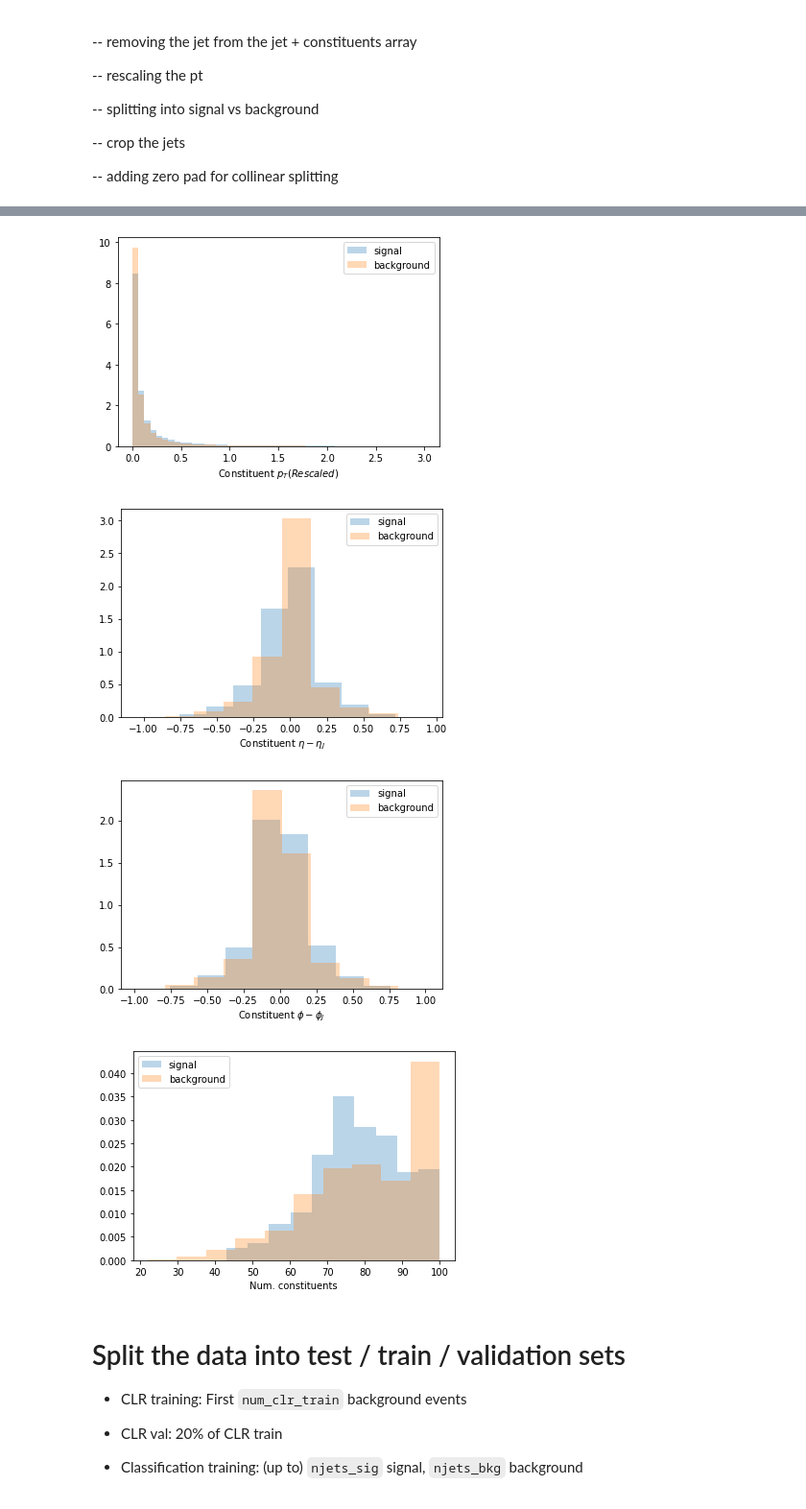
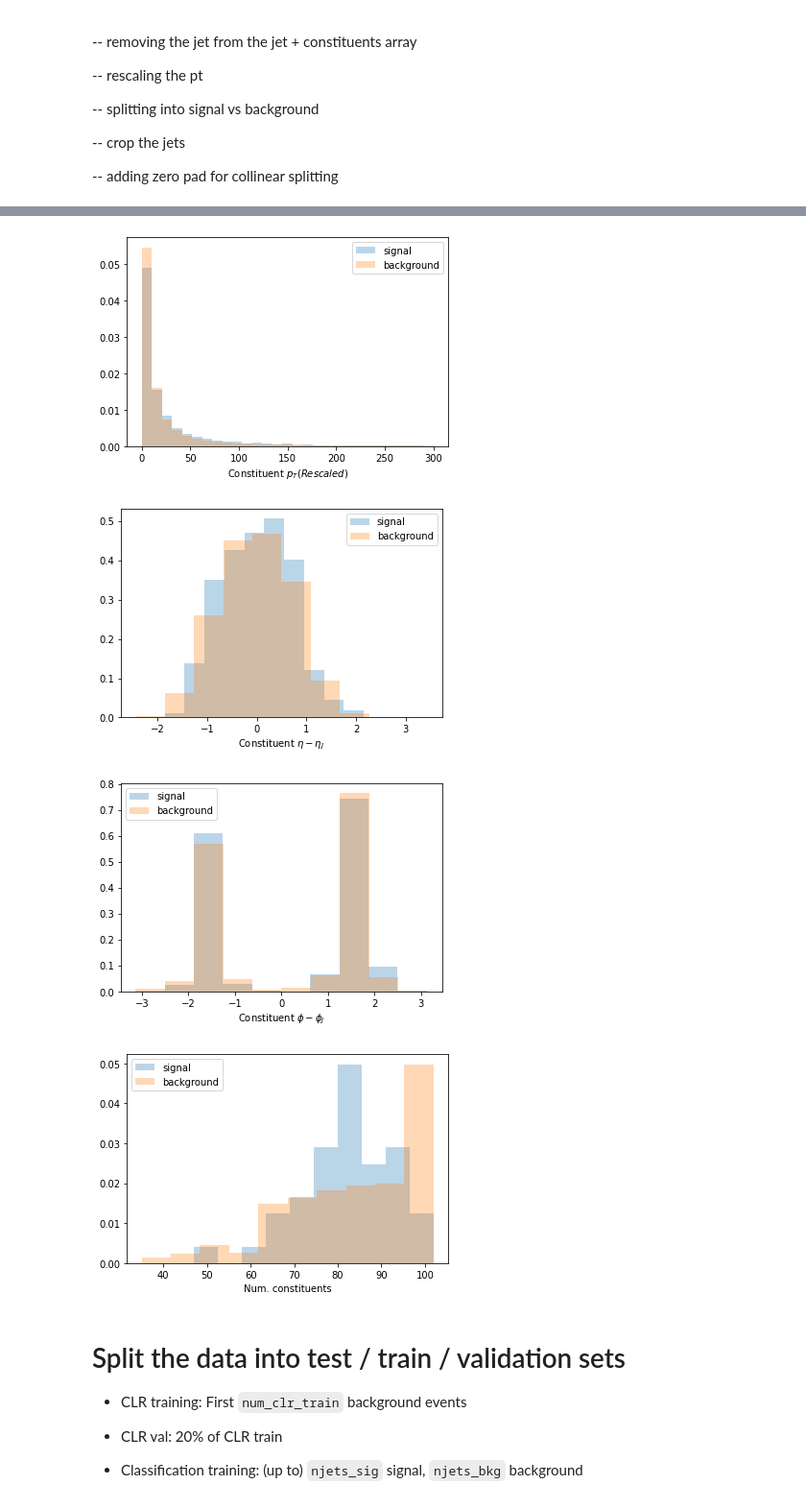
Before and after one commit to rmastand/JetCLR_AD, a Jupyter notebook: scripts/data_prep.ipynb, the cells around one changed output, grey strips where cells are left out. Shown at 96% size. Drawn from its saved outputs; the diff is of its cells as text; code cells hidden in the pictures.

```diff
--- a/scripts/data_prep.ipynb
+++ b/scripts/data_prep.ipynb
@@ -33,22 +36,22 @@ Clusters into jets, takes highest mass jet, returns the constituents ordered by
 
 Dataset shape: (n,3,101) = (n,[$p_T$, $\eta$, $\phi$],1 jet + 100 constituents)
 # %%
-clustered_npy_exists = True
+clustered_npy_exists = False
 
 path_to_unclustered = "/clusterfs/ml4hep/rrmastandrea/LHC0/events_anomalydetection.h5"
 path_to_data_storage = "/clusterfs/ml4hep/rrmastandrea/processed_data/"+study_type+"/"
 
 if not clustered_npy_exists:
 
-    start = 2000
-    stop = 7500
+    start = 0
+    stop = 500
     jetR = 0.8
     j_per_e = 2
-    deltaJ = True
+    center = "J1_phi_only_pi_2"
     ncon_store = 50
 
-    fname_data = "highmassconstits_data_jetR_"+str(jetR)+"_deltaJ_"+str(start)+"_"+str(stop)+".npy"
-    fname_labels = "highmassconstits_labels_jetR_"+str(jetR)+"_deltaJ_"+str(start)+"_"+str(stop)+".npy"
+    fname_data = "dijet_data_jetR_"+str(jetR)+"_"+center+"_"+str(start)+"_"+str(stop)+".npy"
+    fname_labels = "dijet_labels_jetR_"+str(jetR)+"_"+center+"_"+str(start)+"_"+str(stop)+".npy"
 
 
     print("Reading in unclustered events...")
@@ -58,15 +61,14 @@ if not clustered_npy_exists:
     unclustered_collisions, unclustered_particles_labels = pandas_to_unclustered_particles(unclustered_particles_data)
 
     # Cluster into jets, get highest mass constituents
-    high_mass_consits, bad_indices = get_highest_mass_constituents(unclustered_collisions, jetR, j_per_e = j_per_e, deltaJ = deltaJ, ncon_store=ncon_store)
-    print(high_mass_consits.shape)
-    unclustered_particles_labels = np.delete(unclustered_particles_labels,bad_indices)
-    np.save(path_to_data_storage+fname_data, high_mass_consits)
-    np.save(path_to_data_storage+fname_labels, unclustered_particles_labels)
+    high_mass_consits_wjet, bad_indices = get_highest_mass_constituents(unclustered_collisions, jetR, center = center, j_per_e = j_per_e, ncon_store=ncon_store)
+    high_mass_labels = np.delete(unclustered_particles_labels,bad_indices)
+    np.save(path_to_data_storage+fname_data, high_mass_consits_wjet)
+    np.save(path_to_data_storage+fname_labels, high_mass_labels)
     print("Saved file "+fname_data)
     print("Saved file "+fname_labels)
 
-    print(high_mass_consits.shape,unclustered_particles_labels.shape)
+    print(high_mass_consits_wjet.shape,unclustered_particles_labels.shape)
 
 
 if clustered_npy_exists:
@@ -85,8 +87,6 @@ if clustered_npy_exists:
         starts_and_stops = [(0,2000),(2000,7500)]
 
 
-
-
     high_mass_consits_wjet = np.load(path_to_data_storage+"highmassconstits_data_jetR_"+str(jetR)+"_deltaJ_"+str(starts_and_stops[0][0])+"_"+str(starts_and_stops[0][1])+".npy")
     high_mass_labels = np.load(path_to_data_storage+"highmassconstits_labels_jetR_"+str(jetR)+"_deltaJ_"+str(starts_and_stops[0][0])+"_"+str(starts_and_stops[0][1])+".npy")
 
@@ -198,17 +201,17 @@ for i, subjet in enumerate(split_jets):
     print("On jet", i)
 
     # Take only the constituents (i.e. drop the 0th, which is the jet)
-    subjet = subjet[:,:,1:]
+    #subjet = subjet[:,:,1:]
 
     # crop the n constituents
     n_nonzero_conts = 50
     print("Cropping the jets to",n_nonzero_conts,"consituents")
-    subjet = crop_jets(subjet,n_nonzero_conts)
+    subjet = crop_jets(subjet,1+n_nonzero_conts)
 
     # add zero pad
     n_zero_pad = 0
     print("Adding a zero pad of size", n_zero_pad)
-    subjet = zero_pad_consts(subjet,n_zero_pad+n_nonzero_conts)
+    subjet = zero_pad_consts(subjet,n_zero_pad+n_nonzero_conts+1)
 
     modified_jets.append(subjet)
     print()
@@ -217,6 +220,11 @@ for i, subjet in enumerate(split_jets):
 high_mass_consits = np.concatenate(modified_jets, axis = 2)
 print("Final array shape:", high_mass_consits.shape)
 print()
+
+jet_to_plot = high_mass_consits[2]
+print(jet_to_plot.shape)
+plot_jets_phase_plane(jet_to_plot, jet_to_plot,2,(-3,3),(-3,3))
+
 
 # get max, min pt for normalizing
 max_pt = np.max(high_mass_consits[:,0,:])
@@ -228,8 +236,8 @@ print("Max pt:",max_pt,"; max eta:", max_eta, "; max phi:", max_phi)
 # rescale the pts here
 
 rescale_denom_pt = max_pt/10
-print("Rescaling all pTs by",rescale_denom_pt)
-high_mass_consits = rescale_pts( high_mass_consits, rescale_denom_pt )
+#print("Rescaling all pTs by",rescale_denom_pt)
+#high_mass_consits = rescale_pts( high_mass_consits, rescale_denom_pt )
 
 # split into signal vs background
 
@@ -266,9 +275,9 @@ M = 100  # Number of constituents
 
 plt.figure()
 loc_plot = np.reshape(high_mass_consits_sig[N_start:N_stop,0,0:M],((N_start-N_stop)*(M),))
-plt.hist(loc_plot[loc_plot != 0]/1.0, bins = np.linspace(0,3,50), alpha = .3, density=True, label = "signal")
+plt.hist(loc_plot[loc_plot != 0]/1.0, bins = np.linspace(0,300,30), alpha = .3, density=True, label = "signal")
 loc_plot = np.reshape(high_mass_consits_bkg[N_start:N_stop,0,0:M],((N_start-N_stop)*(M),))
-plt.hist(loc_plot[loc_plot != 0]/1.0, bins = np.linspace(0,3,50), alpha = .3, density=True, label = "background")
+plt.hist(loc_plot[loc_plot != 0]/1.0, bins = np.linspace(0,300,30), alpha = .3, density=True, label = "background")
 plt.xlabel("Constituent $p_T (Rescaled)$")
 #plt.xlim(0,5000)
 plt.legend()
@@ -288,37 +297,37 @@ plt.show()
 plt.figure()
 loc_plot = np.reshape(high_mass_consits_sig[N_start:N_stop,2,0:M],((N_start-N_stop)*(M),))
 plt.hist(loc_plot[loc_plot != 0], alpha = .3, density=True, label = "signal")
 loc_plot = np.reshape(high_mass_consits_bkg[N_start:N_stop,2,0:M],((N_start-N_stop)*(M),))
 plt.hist(loc_plot[loc_plot != 0], alpha = .3, density=True, label = "background")
 plt.xlabel("Constituent $\phi-\phi_J$")
 plt.legend()
 plt.show()
 
 
 # Plot num constituents
 
 def get_num_constits(dataset):
     consits_list = []
     for collision in dataset:
         pts = collision[0,:]
 
         pads = np.where(pts==0)
         consits_list.append(dataset.shape[2]-len(pads[0]))
 
     return consits_list
 
 
 plt.figure()
 plt.hist(get_num_constits(high_mass_consits_sig), alpha = .3, density=True, label = "signal")
 plt.hist(get_num_constits(high_mass_consits_bkg), alpha = .3, density=True, label = "background")
 plt.xlabel("Num. constituents")
 plt.legend()
 plt.show()
 # %% [output]
-[figure, old version]
+[figure, new version]
-[figure, old version]
+[figure, new version]
-[figure, old version]
+[figure, new version]
-[figure, old version]
+[figure, new version]
 # %% [markdown]
 # Split the data into test / train / validation sets
 
```
Also changed, not shown: parts of 6 cells of this notebook, 6 other files.
